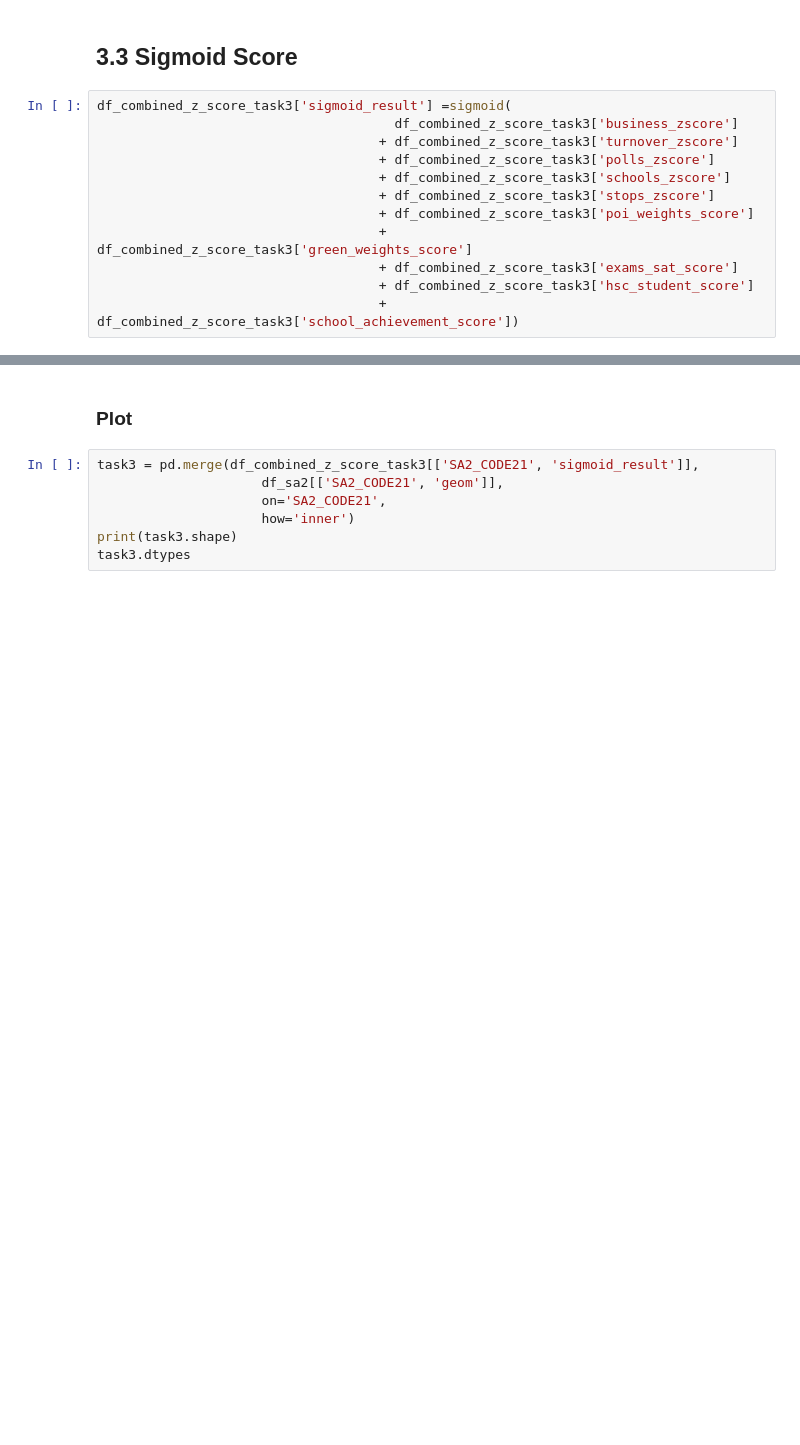
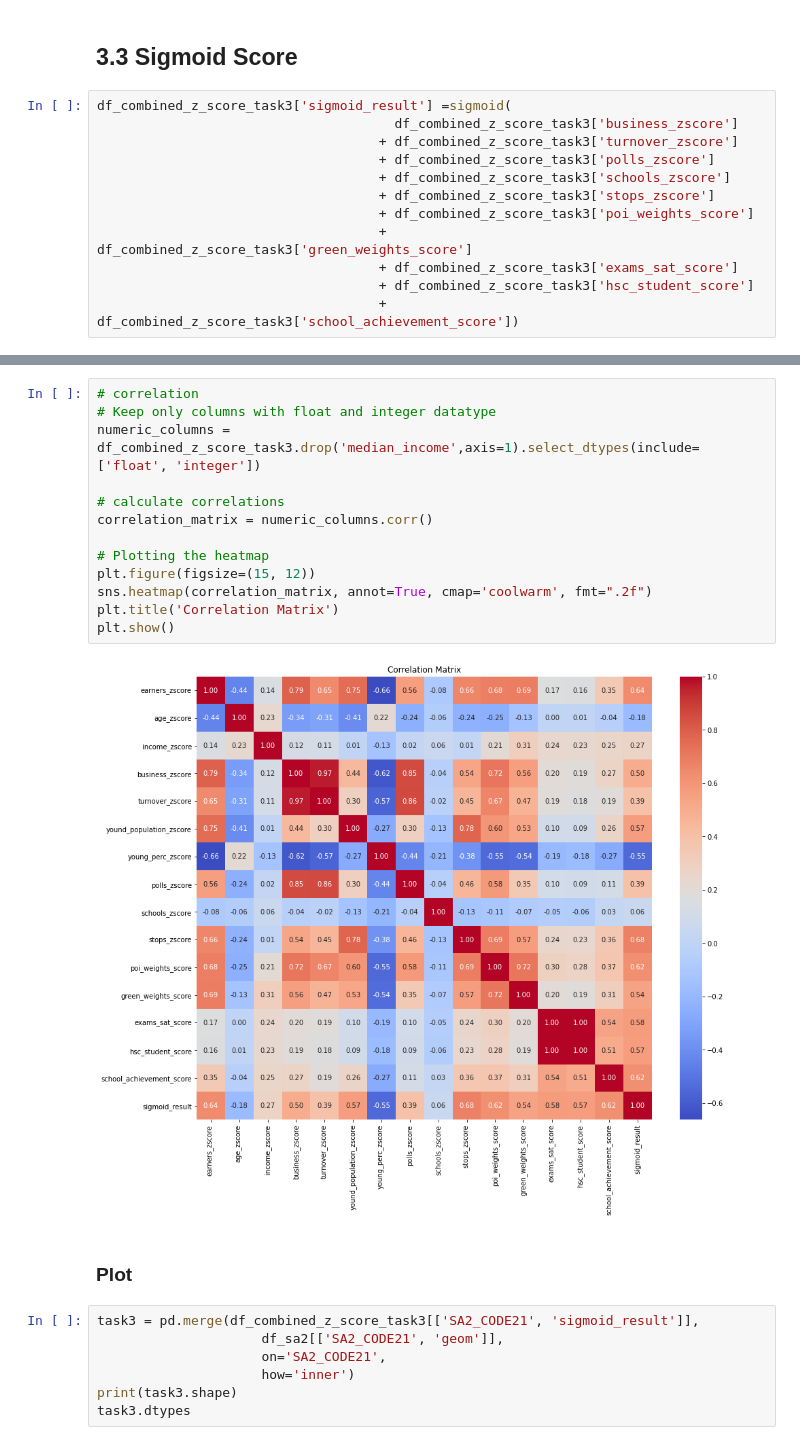
Before and after one commit to MichelangeloNardi/DATA2901--2024S1, a Jupyter notebook: Data Validation_JL.ipynb, the cells around one changed output, grey strips where cells are left out. Drawn from its saved outputs; the diff is of its cells as text; blank space fills up the shorter version.

Commit message:
add correlation

```diff
--- a/Data Validation_JL.ipynb
+++ b/Data Validation_JL.ipynb
@@ -2214,6 +2214,21 @@ df_combined_z_score_task3.describe()
 | 50% | -3.465156 | -6.988546e-02 | -9.171704e-02 | -0.088708 | -2.456909e-01 | 2.077677e-02 | ... |
 | 75% | -3.061869 | 8.149252e-01 | 5.529557e-01 | -0.084205 | 5.442048e-03 | 6.484978e-01 | ... |
 | max | 1.733667 | 2.363344e+00 | 2.816173e+00 | 0.060236 | 1.152073e+01 | 3.795097e+00 | ... |
+# %%
+# correlation
+# Keep only columns with float and integer datatype
+numeric_columns = df_combined_z_score_task3.drop('median_income',axis=1).select_dtypes(include=['float', 'integer'])
+
+# calculate correlations
+correlation_matrix = numeric_columns.corr()
+
+# Plotting the heatmap
+plt.figure(figsize=(15, 12))
+sns.heatmap(correlation_matrix, annot=True, cmap='coolwarm', fmt=".2f")
+plt.title('Correlation Matrix')
+plt.show()
+# %% [output]
+[figure, added]
 # %% [markdown]
 ### Plot
 # %%
```
